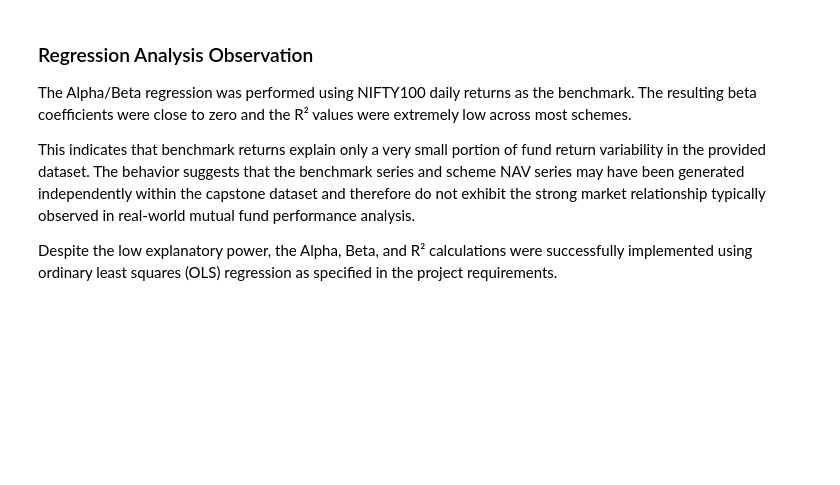
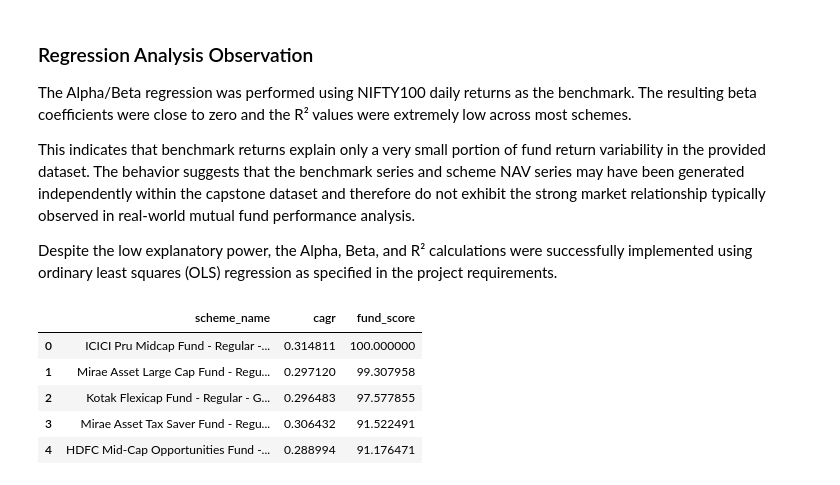
Before and after one commit to Manish-kumar37/bluestock-mf-capstone, a Jupyter notebook: notebooks/04_performance_analytics.ipynb, the cells around one changed output. Cells and saved outputs as stored; diff of their text form; code cells hidden in the pictures; blank space fills up the shorter version.

Commit message:
Fix CAGR annualization and refresh performance outputs

```diff
--- a/notebooks/04_performance_analytics.ipynb
+++ b/notebooks/04_performance_analytics.ipynb
@@ -1104,3 +1104,14 @@ The Alpha/Beta regression was performed using NIFTY100 daily returns as the benc
 This indicates that benchmark returns explain only a very small portion of fund return variability in the provided dataset. The behavior suggests that the benchmark series and scheme NAV series may have been generated independently within the capstone dataset and therefore do not exhibit the strong market relationship typically observed in real-world mutual fund performance analysis.
 
 Despite the low explanatory power, the Alpha, Beta, and R² calculations were successfully implemented using ordinary least squares (OLS) regression as specified in the project requirements.
+# %%
+scorecard[
+    ["scheme_name", "cagr", "fund_score"]
+].head()
+# %% [output]
+|  | scheme_name | cagr | fund_score |
+| 0 | ICICI Pru Midcap Fund - Regular -... | 0.314811 | 100.000000 |
+| 1 | Mirae Asset Large Cap Fund - Regu... | 0.297120 | 99.307958 |
+| 2 | Kotak Flexicap Fund - Regular - G... | 0.296483 | 97.577855 |
+| 3 | Mirae Asset Tax Saver Fund - Regu... | 0.306432 | 91.522491 |
+| 4 | HDFC Mid-Cap Opportunities Fund -... | 0.288994 | 91.176471 |
```
